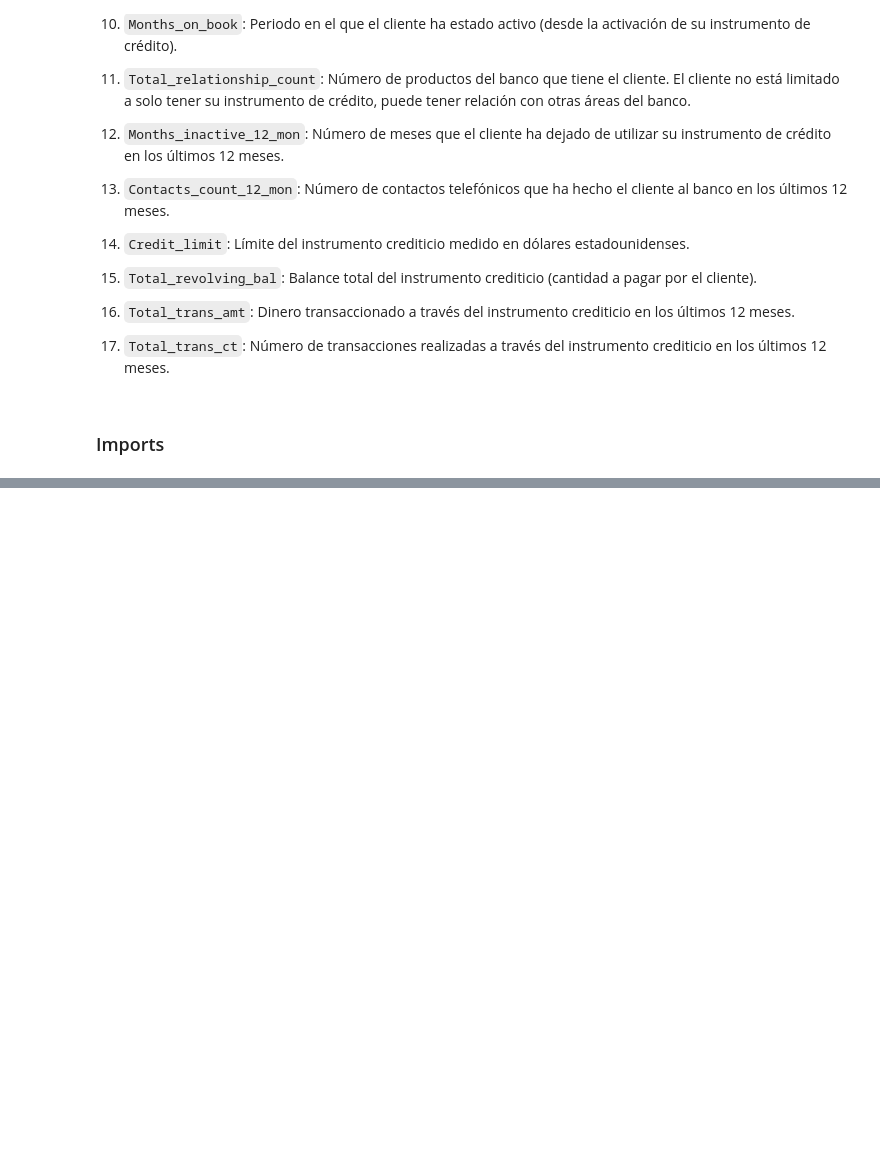
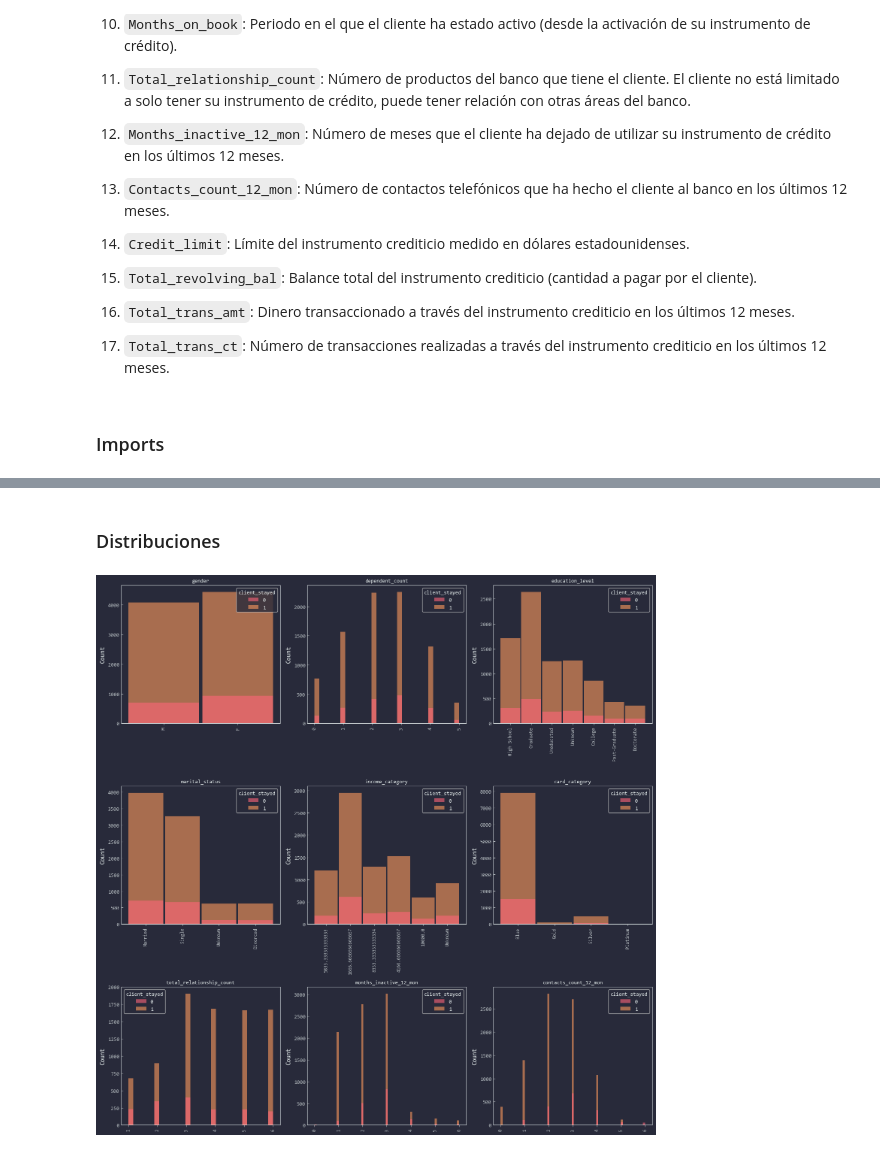
Before and after one commit to Toutl/Data-Processing-Laboratory, a Jupyter notebook: Examenes/III/Examen03.ipynb, the cells around one changed output, grey strips where cells are left out. Cells and saved outputs as stored; diff of their text form; code cells hidden in the pictures; blank space fills up the shorter version.

```diff
--- a/Examenes/III/Examen03.ipynb
+++ b/Examenes/III/Examen03.ipynb
@@ -140,0 +159,4 @@ dtype: object
+# %%
+# clientum parece ser el ID del cliente, entonces lo dropeamos
+if "clientnum" in df.columns:
+    df = df.drop(["clientnum"], axis=1)
@@ -140,0 +181,3 @@ dtype: object
+# %%
+granularidad = df.nunique()
+granularidad
@@ -140,0 +202,9 @@ dtype: object
+# %%
+cols_baja = [col for col in df.columns if granularidad[col] < 10]  # Variables categóricas o numéricas discretas
+cols_alta = [col for col in df.columns if granularidad[col] > 10] # Variables continuas
+
+granularidad_baja = df[cols_baja]
+granularidad_alta = df[['client_stayed'] + cols_alta]
+
+display(granularidad_alta.head())
+display(granularidad_baja.head())
@@ -140,0 +224,15 @@ dtype: object
+# %% [markdown]
+### Distribuciones
+# %%
+fig, axes = plt.subplots(3, 3, figsize=(15, 15))
+
+for ax, column in zip(axes.flat, granularidad_baja.columns[1:]):
+    sns.histplot(data=df, x=column, hue='client_stayed', ax=ax,
+                 alpha=0.6, edgecolor='none', shrink=0.95)
+    ax.tick_params(axis='x', labelrotation=90, labelsize=9)
+    ax.set_title(column, fontsize=10)
+    ax.set_xlabel('')
+
+plt.tight_layout()
+# %% [output]
+[figure, added]
```
Also changed, not shown: parts of 12 cells of this notebook, 1 other file.
